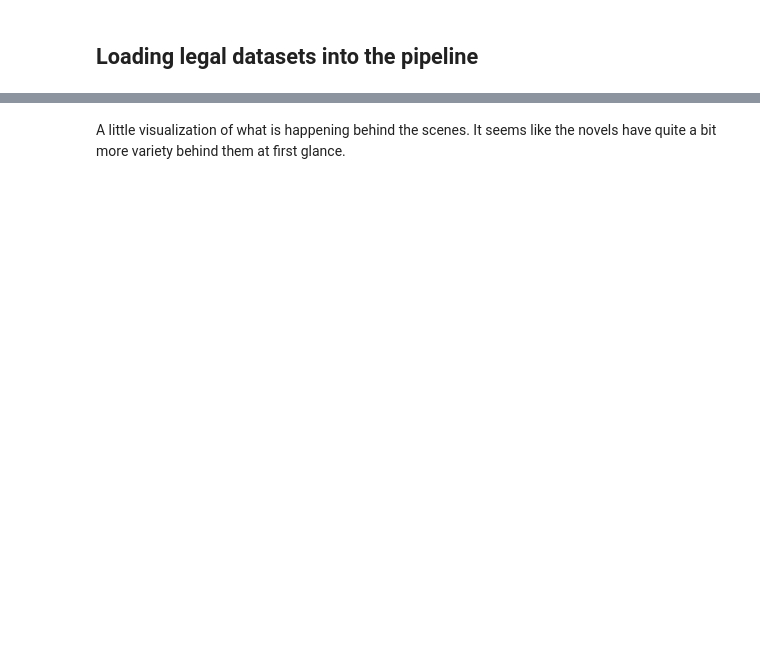
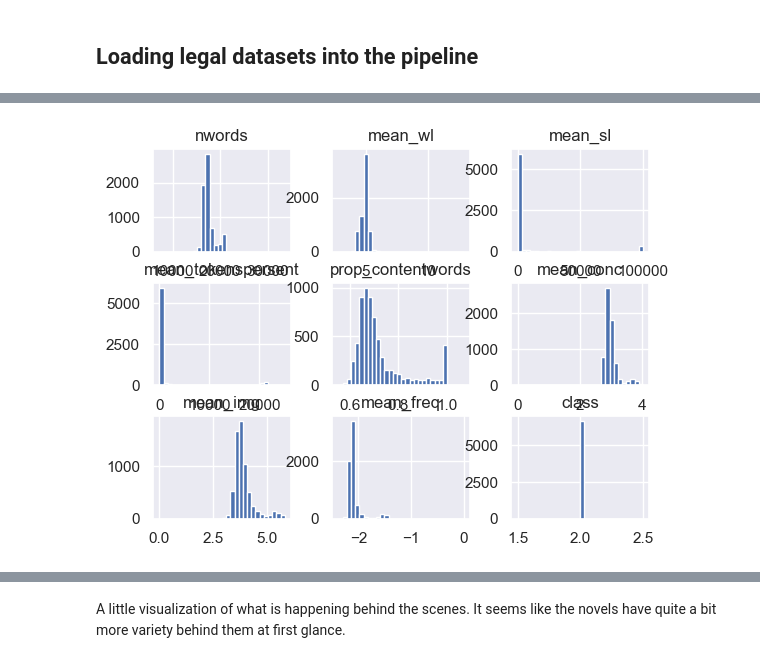
Before and after one commit to m-krastev/creative-thesis, a Jupyter notebook: src/tests.ipynb, the cells around one changed output, grey strips where cells are left out. Drawn from its saved outputs; the diff is of its cells as text; code cells hidden in the pictures; blank space fills up the shorter version.

```diff
--- a/src/tests.ipynb
+++ b/src/tests.ipynb
@@ -132,16 +140,25 @@ creative_df.head()
 # %% [markdown]
 ## Loading legal datasets into the pipeline
 # %%
-from madhatter.loaders import *
+legal_path = Path("./results/.legal")
+if legal_path.exists():
+    legal_results = load_results(legal_path)
+else:
 
-legal_texts = read_texts(ds_dgt(), length=input_length)
+    legal_texts = read_texts(ds_dgt(), length=input_length)
 
-europarl_txt = split_strings("".join([" ".join([" ".join(para) for para in chap]) for chap in europarl_raw.english.chapters()]))
-legal_texts.extend(europarl_txt)
+    europarl_txt = split_strings("".join([" ".join(
+        [" ".join(para) for para in chap]) for chap in europarl_raw.english.chapters()]), length=input_length)
+    legal_texts.extend(europarl_txt)
 
-results = process_texts(
-    [(legal_text, f"legal_text_{i}") for i, legal_text in enumerate(legal_texts)])
+    legal_results = process_texts(
+        [(legal_text, f"legal_text_{i}") for i, legal_text in enumerate(legal_texts)])
 
-legal_df = pd.DataFrame(results)
+    save_results(legal_results, legal_path)
+
+legal_df = pd.DataFrame(legal_results)
 legal_df.insert(legal_df.shape[1], "class", 2)
+
+legal_df.hist(bins=30)
 legal_df.head()
+# %% [output]
@@ -147,0 +171 @@ legal_df.head()
+[figure, added]
```
Also changed, not shown: parts of 15 cells of this notebook, 9 other files.
